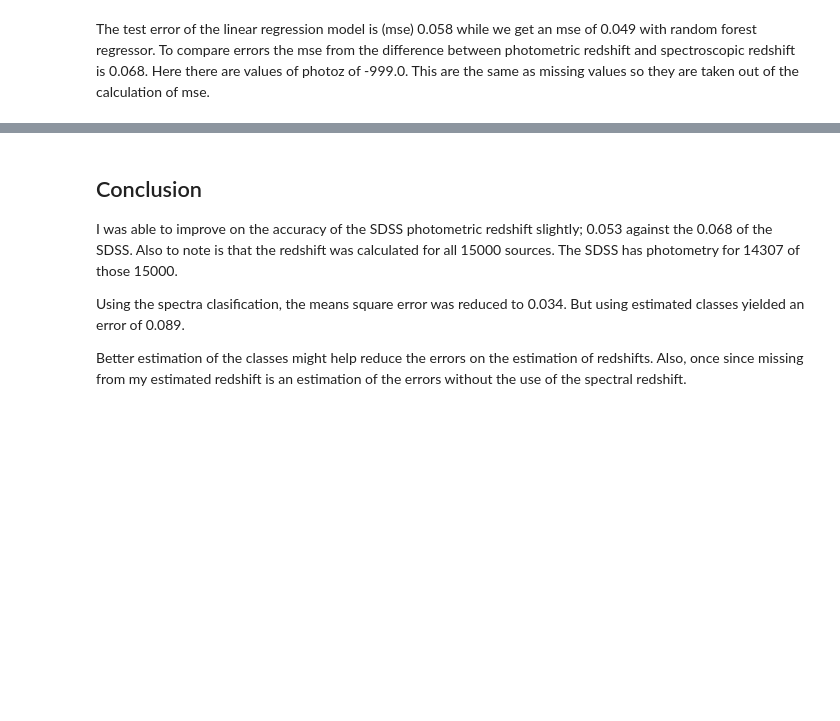
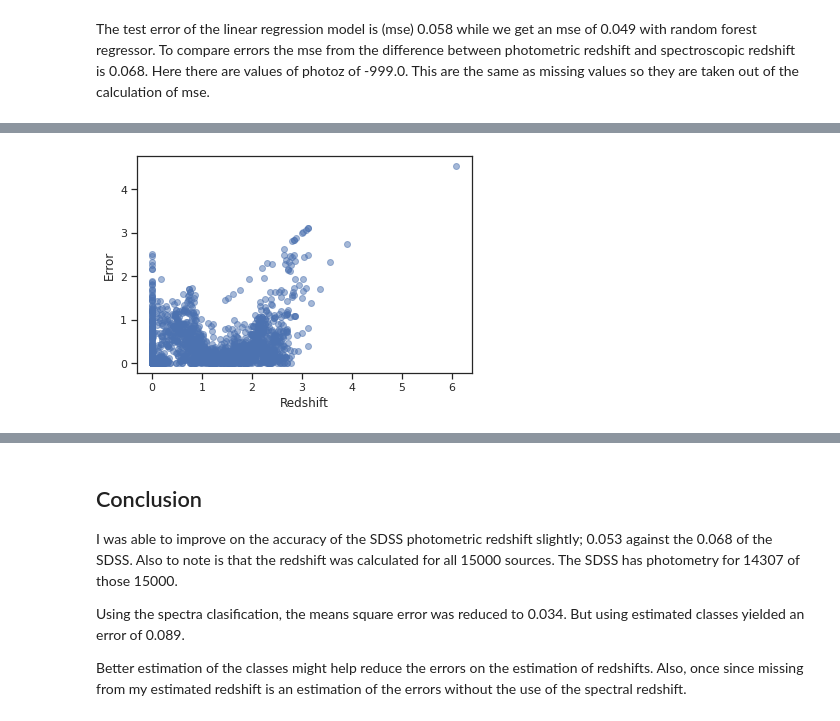
Before and after one commit to lifemannequin/Star_QSO_Galaxy, a Jupyter notebook: script_notebooks/determining_redshift.ipynb, the cells around one changed output, grey strips where cells are left out. Saved outputs shown, nothing was run; the diff lists cells and outputs as text; code cells hidden in the pictures; blank space fills up the shorter version.

```diff
--- a/script_notebooks/determining_redshift.ipynb
+++ b/script_notebooks/determining_redshift.ipynb
@@ -569,8 +560,8 @@ plt.show()
 # %%
 param_grid = {  'weights' : ['uniform', 'distance'],
                 'algorithm' : ['auto', 'ball_tree', 'kd_tree', 'brute'],
-                'leaf_size': range(1, 100),
-                'n_neighbors': [5, 6, 7],
+                'leaf_size': range(1, 10),
+                'n_neighbors': [7,8,9],
                 'p' : [1, 2]
              }
 
@@ -594,0 +586,8 @@ Mean Square Error KNN: 0.16
+# %%
+errors = abs(y_pred_knr - y_test)
+plt.scatter(y_test, errors, alpha=0.5)
+plt.xlabel('Redshift')
+plt.ylabel('Error')
+plt.show()
+# %% [output]
+[figure, added]
```
Also changed, not shown: parts of 45 cells of this notebook, 7 other files.
